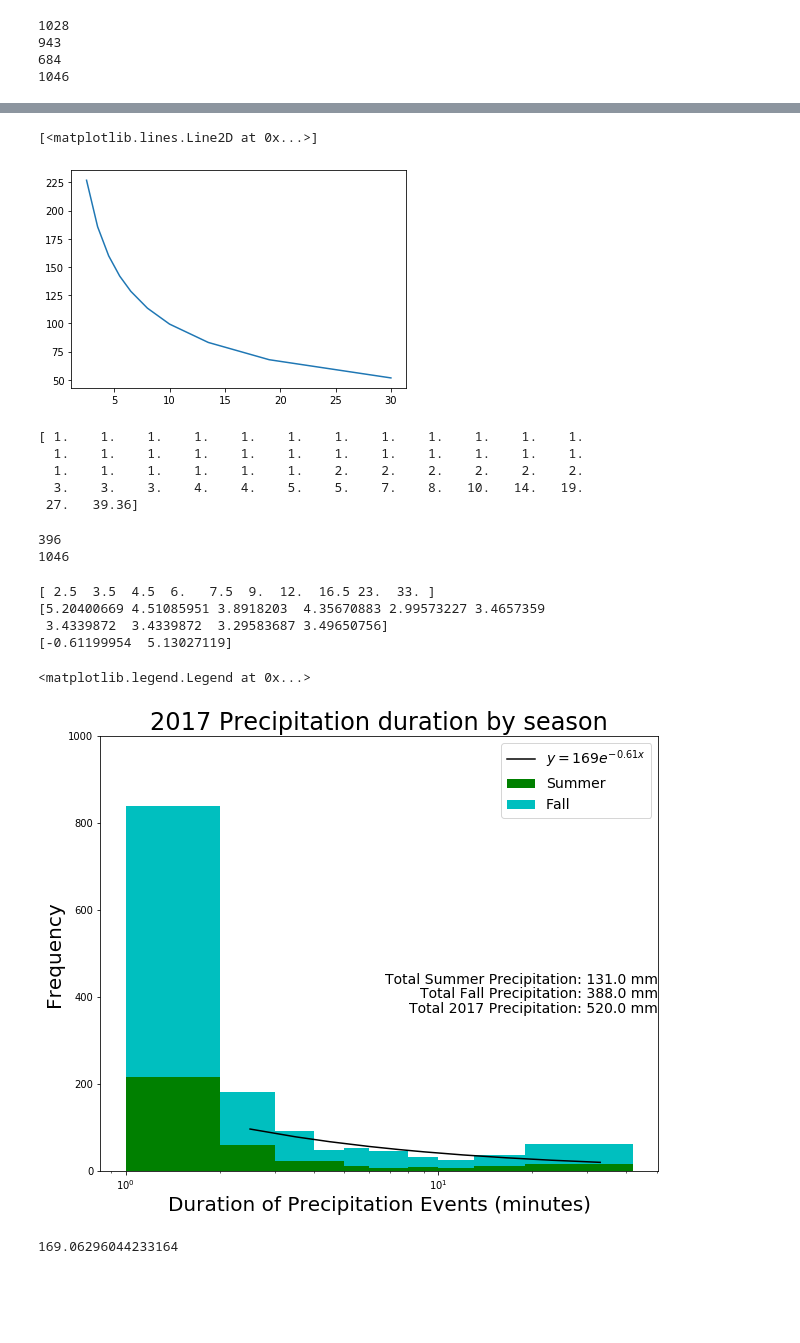
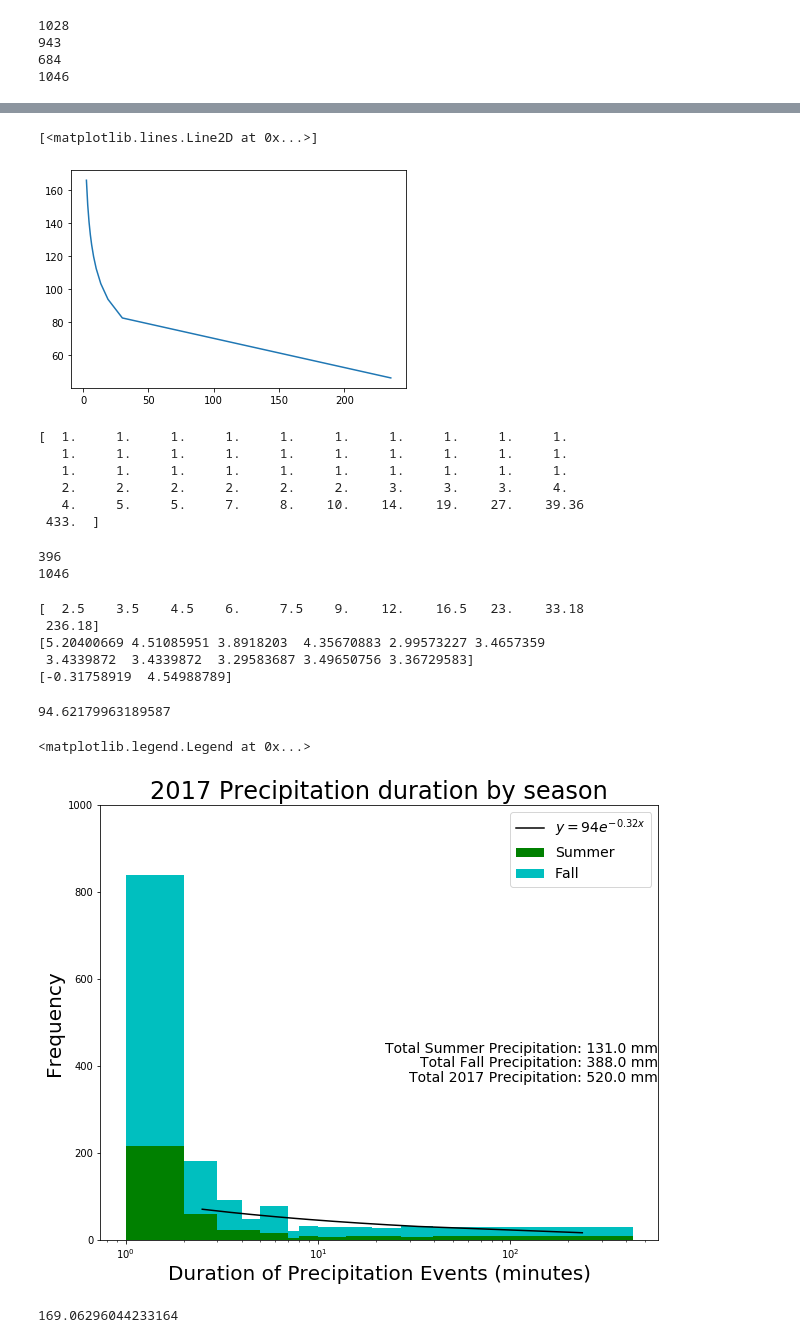
Before and after one commit to zhangt3-e/senior_thesis, a Jupyter notebook: Code/exponentials.ipynb, the cells around one changed output, grey strips where cells are left out. Cells and saved outputs as stored; diff of their text form; code cells hidden in the pictures; blank space fills up the shorter version.

```diff
--- a/Code/exponentials.ipynb
+++ b/Code/exponentials.ipynb
@@ -58,8 +58,8 @@ for i in range(0,20000):
     hold = precip18[i]
     if hold > 0:
         countAll += 1
-perc = np.zeros(50)
-for i in range(0, 50):
-    perc[i] =np.percentile(precip18[:countAll], i*2)
-print(perc)
+perc18 = np.zeros(51)
+for i in range(0, 51):
+    perc18[i] =np.percentile(precip18[:countAll], i*2)
+print(perc18)
 # %% [output]
@@ -99,5 +100,8 @@ Sp_precip18 = Sp_precip18[:count1]
 Su_precip18 = Su_precip18[:count2]
 Fprecip18 = Fprecip18[:count3]
 # %%
-one_bin = np.array([2, 3, 4, 5, 6, 7, 9, 11, 16, 22, 38])
+one_bin = np.unique(perc18)
+stop1 = np.array([1])
+one_bin = np.setdiff1d(one_bin, stop1)
+print(one_bin)
 hist18, bin_edge = np.histogram(precip18, bins = one_bin)
@@ -145,7 +153,7 @@ plt.plot(bin_val, test*y)
 #plt.plot(bin_val, hist19)
 # %% [output]
 [<matplotlib.lines.Line2D at 0x...>]
-[figure, old version]
+[figure, new version]
 # %%
 Summer17 = histplot.getData(18, direct, ASC, 197, 47, 6 , float)
 Fall17 = histplot.getData(18, direct, ASC, 244, 91, 6, float)
@@ -161,16 +169,17 @@ for i in range(0,20000):
     hold = precip17[i]
     if hold > 0:
         countAll += 1
-perc = np.zeros(50)
-for i in range(0, 50):
+perc = np.zeros(51)
+for i in range(0, 51):
     perc[i] =np.percentile(precip17[:countAll], i*2)
 print(perc)
 # %% [output]
-[ 1.    1.    1.    1.    1.    1.    1.    1.    1.    1.    1.    1.
-  1.    1.    1.    1.    1.    1.    1.    1.    1.    1.    1.    1.
-  1.    1.    1.    1.    1.    1.    2.    2.    2.    2.    2.    2.
-  3.    3.    3.    4.    4.    5.    5.    7.    8.   10.   14.   19.
- 27.   39.36]
+[  1.     1.     1.     1.     1.     1.     1.     1.     1.     1.
+   1.     1.     1.     1.     1.     1.     1.     1.     1.     1.
+   1.     1.     1.     1.     1.     1.     1.     1.     1.     1.
+   2.     2.     2.     2.     2.     2.     3.     3.     3.     4.
+   4.     5.     5.     7.     8.    10.    14.    19.    27.    39.36
+ 433.  ]
 # %%
 count = 0
 count1 = 0
@@ -187,14 +196,16 @@ print(count1)
 396
 1046
 # %%
-one_bin = np.array([2, 3, 4, 5, 7, 8, 10, 14, 19, 27, 39])
+one_bin = np.unique(perc)
+stop1 = np.array([1])
+one_bin = np.setdiff1d(one_bin, stop1)
 hist17, bin_edge = np.histogram(precip17, bins = one_bin)
 # %%
 log_x = np.log(one_bin)
 log_y = np.log(hist17)
 log_x_2 = np.log(bin_edge[:12])
-bin_val = np.zeros(10)
-for i in range(0, 10):
+bin_val = np.zeros(11)
+for i in range(0, 11):
     bin_val[i] = (one_bin[i]+one_bin[i+1])/2
 print(bin_val)
 logx = np.log(bin_val)
@@ -202,33 +213,37 @@ print(log_y)
 curve_fit = np.polyfit(logx, log_y, 1)
 print(curve_fit)
 # %% [output]
-[ 2.5  3.5  4.5  6.   7.5  9.  12.  16.5 23.  33. ]
+[  2.5    3.5    4.5    6.     7.5    9.    12.    16.5   23.    33.18
+ 236.18]
 [5.20400669 4.51085951 3.8918203  4.35670883 2.99573227 3.4657359
- 3.4339872  3.4339872  3.29583687 3.49650756]
-[-0.61199954  5.13027119]
+ 3.4339872  3.4339872  3.29583687 3.49650756 3.36729583]
+[-0.31758919  4.54988789]
 # %%
 test = np.exp(curve_fit[1])
 y = np.exp(curve_fit[0]*logx)
+print(test)
+# %% [output]
+94.62179963189587
 # %%
 plt.figure(figsize = (10,8))
 plt.hist([ Su_precip17,Fprecip17], bins =perc, range= (perc.min,perc.max), color = ['g','c'], stacked =True)
 plt.xlabel('Duration of Precipitation Events (minutes)', fontsize = 20)
 plt.xscale('log')
 plt.ylim(0,1000)
 #plt.yscale('log')
 plt.ylabel('Frequency', fontsize = 20)
 plt.title('2017 Precipitation duration by season', fontsize = 24)
 #plt.figtext(0.5, 0.5, 'Total Winter Precipitation: ' + str(round(Wtotalprep,2)) + ' mm', fontsize = 14)
 #plt.figtext(0.5, 0.475, 'Total Spring Precipitation: ' + str(round(Sp_totalprep,2)) + ' mm', fontsize = 14)
 plt.figtext(0.9, 0.45, 'Total Summer Precipitation: ' + str(round(Su_totalprep17)) + ' mm', fontsize = 14, ha = 'right')
 plt.figtext(0.9, 0.425, 'Total Fall Precipitation: ' + str(round(Ftotalprep17)) + ' mm', fontsize = 14, ha = 'right')
 plt.figtext(0.9, 0.4, 'Total 2017 Precipitation: ' + str(round(totalprep17)) + ' mm', fontsize = 14,ha='right')
 plt.plot(bin_val, test*y, color = 'k' )
-plt.legend(labels = ['$y = 169 e^{-0.61x}$', 'Summer', 'Fall'], fontsize = 14)
+plt.legend(labels = ['$y = 94 e^{-0.32x}$', 'Summer', 'Fall'], fontsize = 14)
 #plt.figtext(0.3, 0.6, 'Exponential fit equation between 2 minutes to 42 minutes: $ y = e^{5.74}*e^{-0.54x}$' )
 # %% [output]
 <matplotlib.legend.Legend at 0x...>
-[figure, old version]
+[figure, new version]
 # %%
 print(test)
 # %% [output]
```
Also changed, not shown: parts of 29 cells of this notebook, 7 other files.
